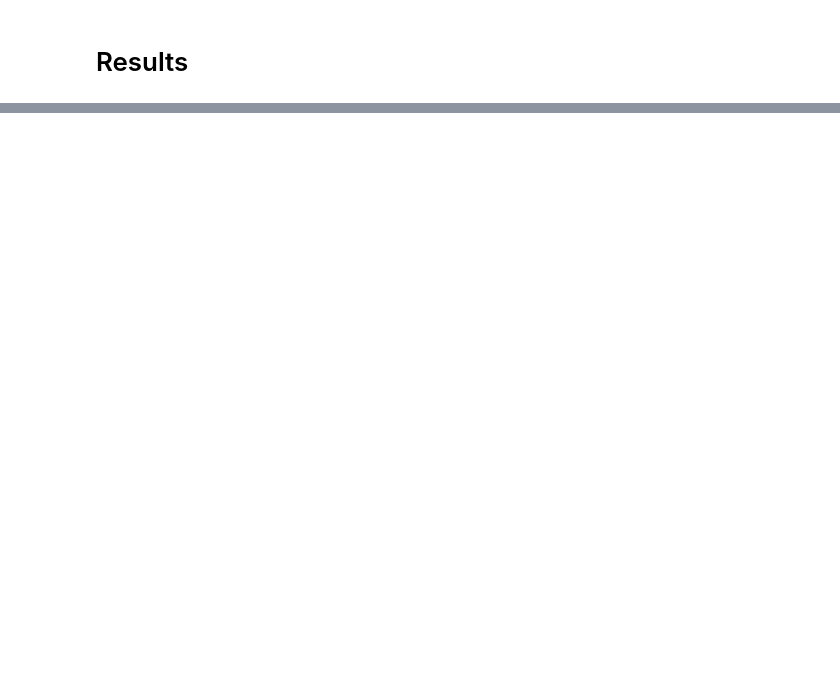
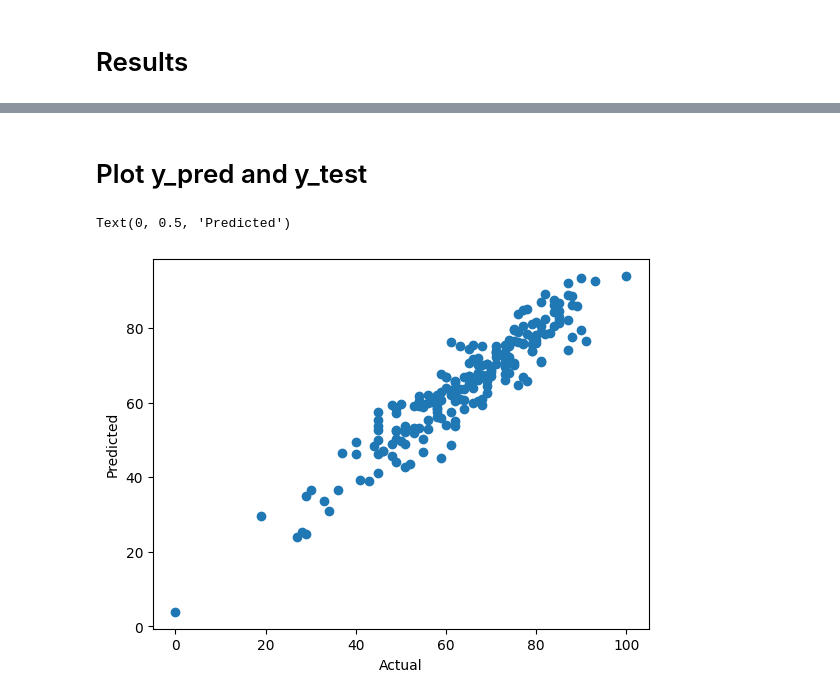
Before and after one commit to SWETHASATHEES/end_to_end_ml_project, a Jupyter notebook: notebook/Model_Training.ipynb, the cells around one changed output, grey strips where cells are left out. Drawn from its saved outputs; the diff is of its cells as text; code cells hidden in the pictures; blank space fills up the shorter version.

```diff
--- a/notebook/Model_Training.ipynb
+++ b/notebook/Model_Training.ipynb
@@ -197,0 +208,9 @@ pd.DataFrame(list(zip(model_list,r2_list)),columns=['Model Name','R2_score'])
+# %% [markdown]
+# Plot y_pred and y_test
+# %%
+plt.scatter(y_test,y_pred)
+plt.xlabel('Actual')
+plt.ylabel('Predicted')
+# %% [output]
+Text(0, 0.5, 'Predicted')
+[figure, added]
```
Also changed, not shown: parts of 8 cells of this notebook, 11 other files.
